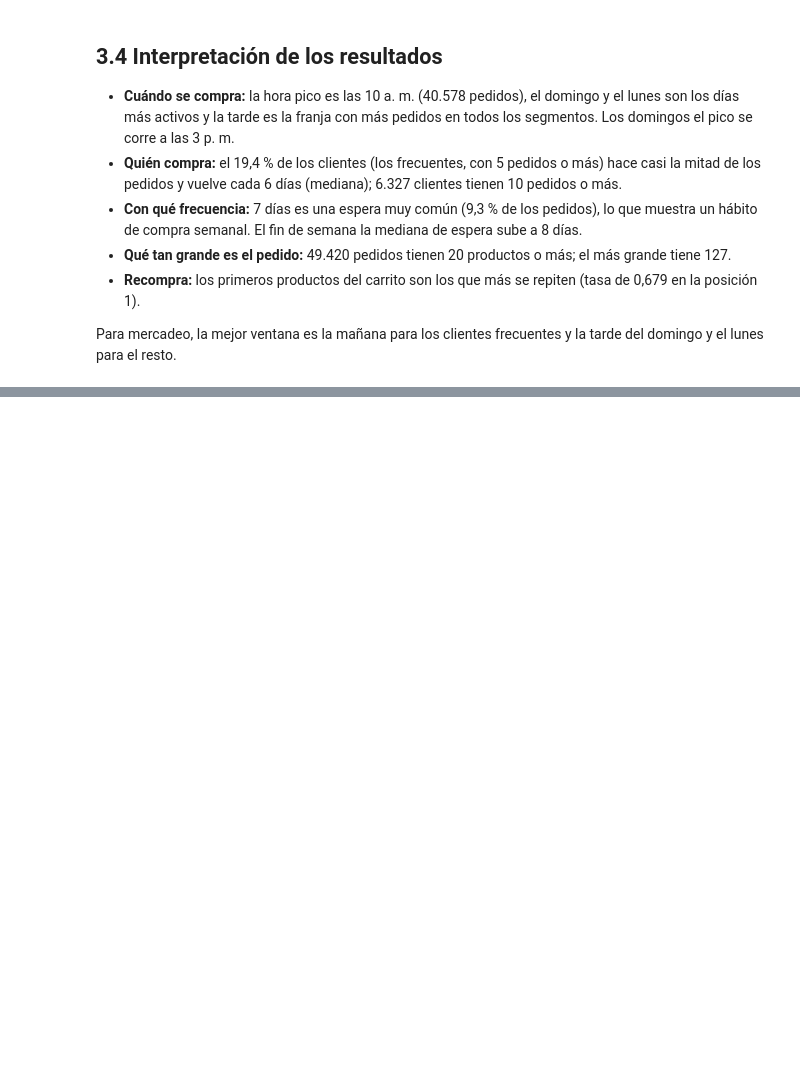
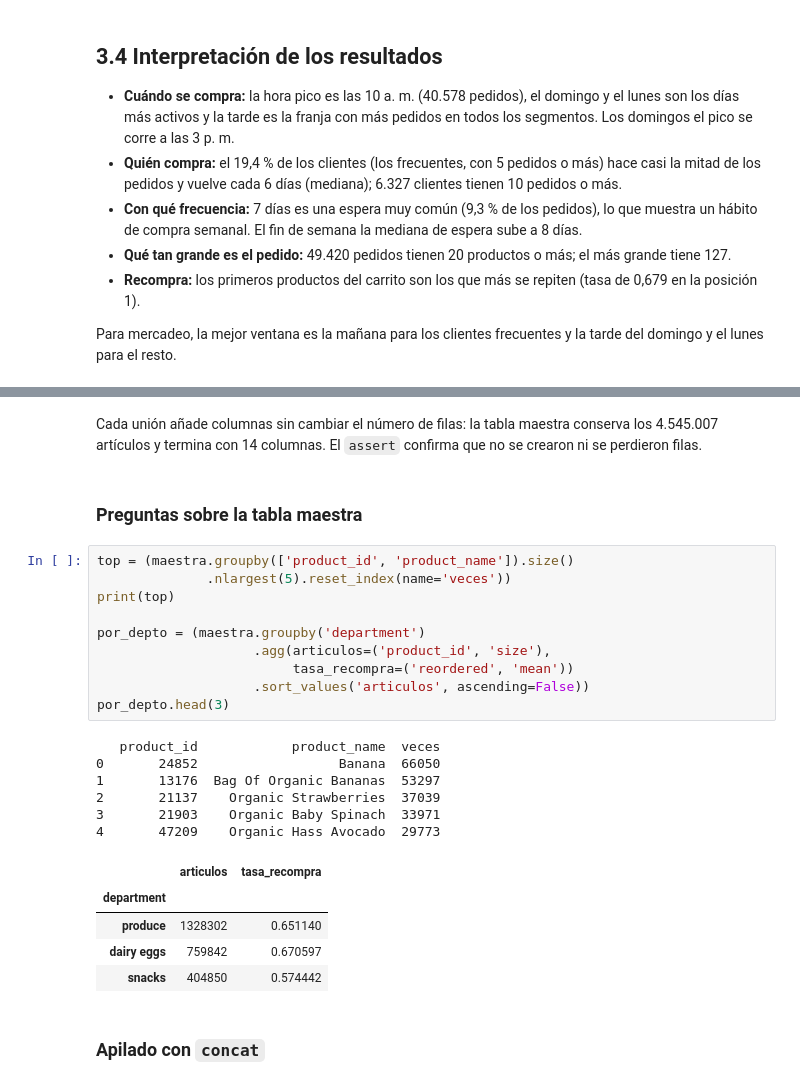
Before and after one commit to MAICOL-ESNEIDER/Instacart-Analisis, a Jupyter notebook: notebooks/pandas_labs.ipynb, the cells around one changed output, grey strips where cells are left out. Saved outputs shown, nothing was run; the diff lists cells and outputs as text; blank space fills up the shorter version.

```diff
--- a/notebooks/pandas_labs.ipynb
+++ b/notebooks/pandas_labs.ipynb
@@ -740,0 +826,28 @@ Para mercadeo, la mejor ventana es la mañana para los clientes frecuentes y la
+# %% [markdown]
+Cada unión añade columnas sin cambiar el número de filas: la tabla maestra conserva los 4.545.007 artículos y termina con 14 columnas. El `assert` confirma que no se crearon ni se perdieron filas.
+# %% [markdown]
+### Preguntas sobre la tabla maestra
+# %%
+top = (maestra.groupby(['product_id', 'product_name']).size()
+              .nlargest(5).reset_index(name='veces'))
+print(top)
+
+por_depto = (maestra.groupby('department')
+                    .agg(articulos=('product_id', 'size'),
+                         tasa_recompra=('reordered', 'mean'))
+                    .sort_values('articulos', ascending=False))
+por_depto.head(3)
+# %% [output]
+   product_id            product_name  veces
+0       24852                  Banana  66050
+1       13176  Bag Of Organic Bananas  53297
+2       21137    Organic Strawberries  37039
+3       21903    Organic Baby Spinach  33971
+4       47209    Organic Hass Avocado  29773
+|  | articulos | tasa_recompra |
+| department |  |  |
+| produce | 1328302 | 0.651140 |
+| dairy eggs | 759842 | 0.670597 |
+| snacks | 404850 | 0.574442 |
+# %% [markdown]
+### Apilado con `concat`
```
Also changed, not shown: parts of 53 cells of this notebook, 5 other files.
